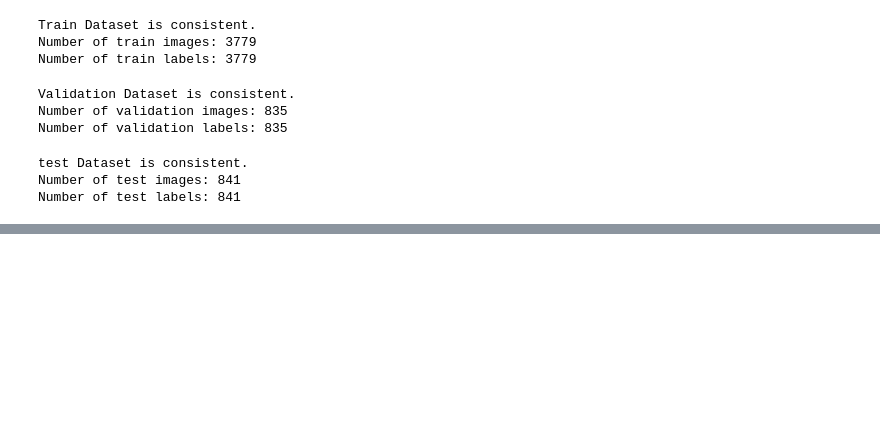
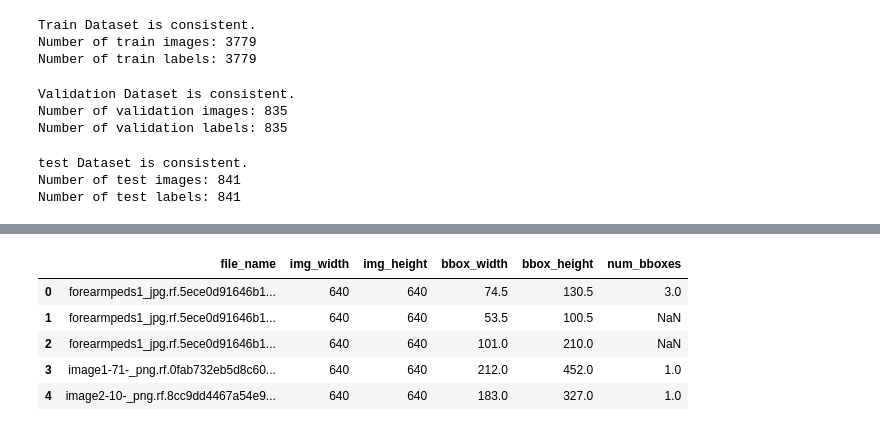
Before and after one commit to 87tana/YOLO11n-Bone-Fracture-Detection-Model, a Jupyter notebook: EDA_Detection.ipynb, the cells around one changed output, grey strips where cells are left out. Cells and saved outputs as stored; diff of their text form; code cells hidden in the pictures; blank space fills up the shorter version.

```diff
--- a/EDA_Detection.ipynb
+++ b/EDA_Detection.ipynb
@@ -195,0 +208,10 @@ Train Dataset:
+# %%
+# Display the DataFrame in a styled table format
+display(test_data.head())
+# %% [output]
+|  | file_name | img_width | img_height | bbox_width | bbox_height | num_bboxes |
+| 0 | forearmpeds1_jpg.rf.5ece0d91646b1... | 640 | 640 | 74.5 | 130.5 | 3.0 |
+| 1 | forearmpeds1_jpg.rf.5ece0d91646b1... | 640 | 640 | 53.5 | 100.5 | NaN |
+| 2 | forearmpeds1_jpg.rf.5ece0d91646b1... | 640 | 640 | 101.0 | 210.0 | NaN |
+| 3 | image1-71-_png.rf.0fab732eb5d8c60... | 640 | 640 | 212.0 | 452.0 | 1.0 |
+| 4 | image2-10-_png.rf.8cc9dd4467a54e9... | 640 | 640 | 183.0 | 327.0 | 1.0 |
```
Also changed, not shown: parts of 28 cells of this notebook.
